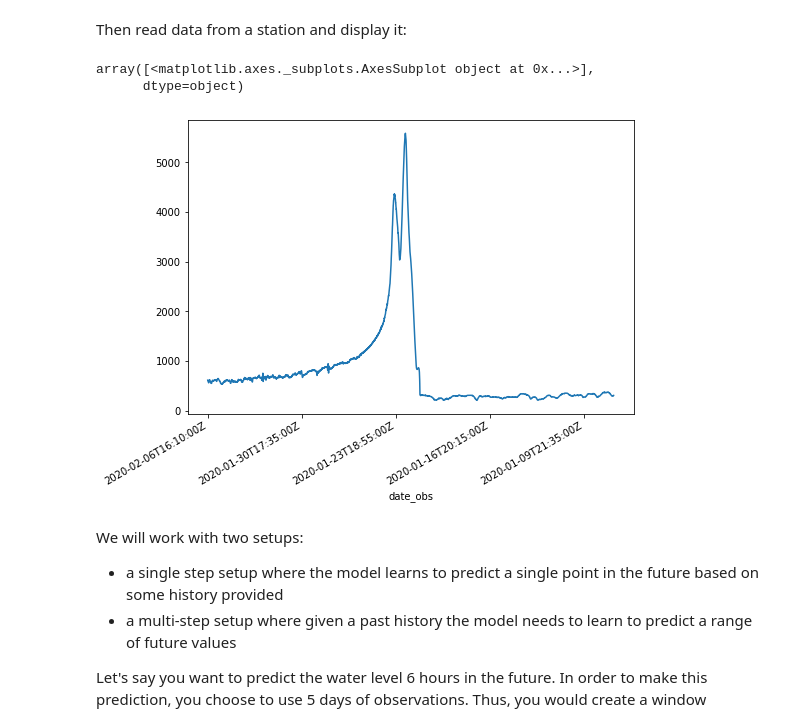
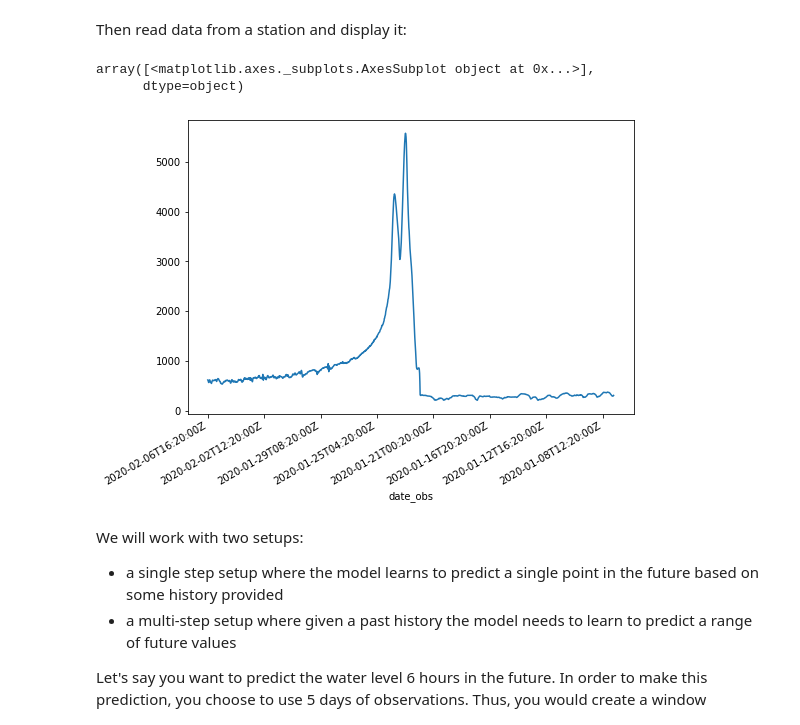
Before and after one commit to kalisio/water-level-forecasting, a Jupyter notebook: hubeau_univariate.ipynb, the cells around one changed output. Cells and saved outputs as stored; diff of their text form; code cells hidden in the pictures.

```diff
--- a/hubeau_univariate.ipynb
+++ b/hubeau_univariate.ipynb
@@ -16,15 +16,15 @@ tf.random.set_seed(13)
 # %% [markdown]
 Then read data from a station and display it:
 # %%
-raw = pd.read_csv("data/hubeau_site_Y1422030_30d_10m_L'Aude.csv", delimiter=';')
+raw = pd.read_csv("data/hubeau_site_Y1422030_30d_30m_L'Aude.csv", delimiter=';')
 data = raw['resultat_obs']
 data.index = raw['date_obs']
 data.head()
 data.plot(subplots=True)
 # %% [output]
 array([<matplotlib.axes._subplots.AxesSubplot object at 0x...>],
       dtype=object)
-[figure, old version]
+[figure, new version]
 # %% [markdown]
 We will work with two setups:
 * a single step setup where the model learns to predict a single point in the future based on some history provided
```
Also changed, not shown: parts of 15 cells of this notebook, 3 other files.
